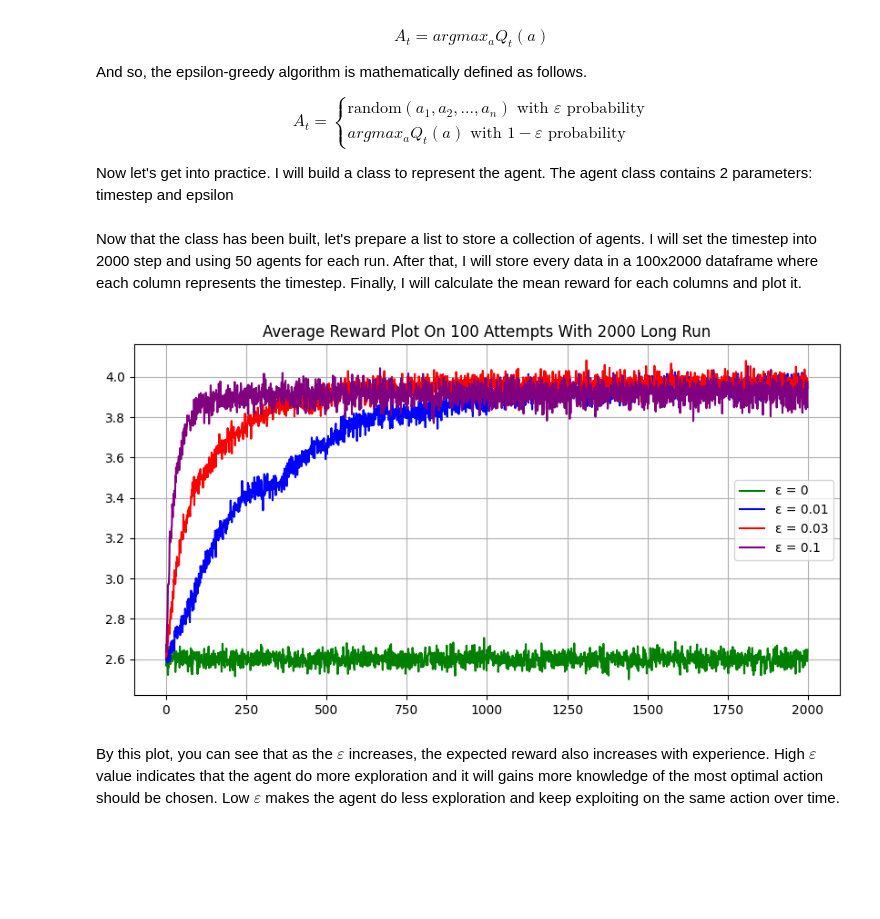
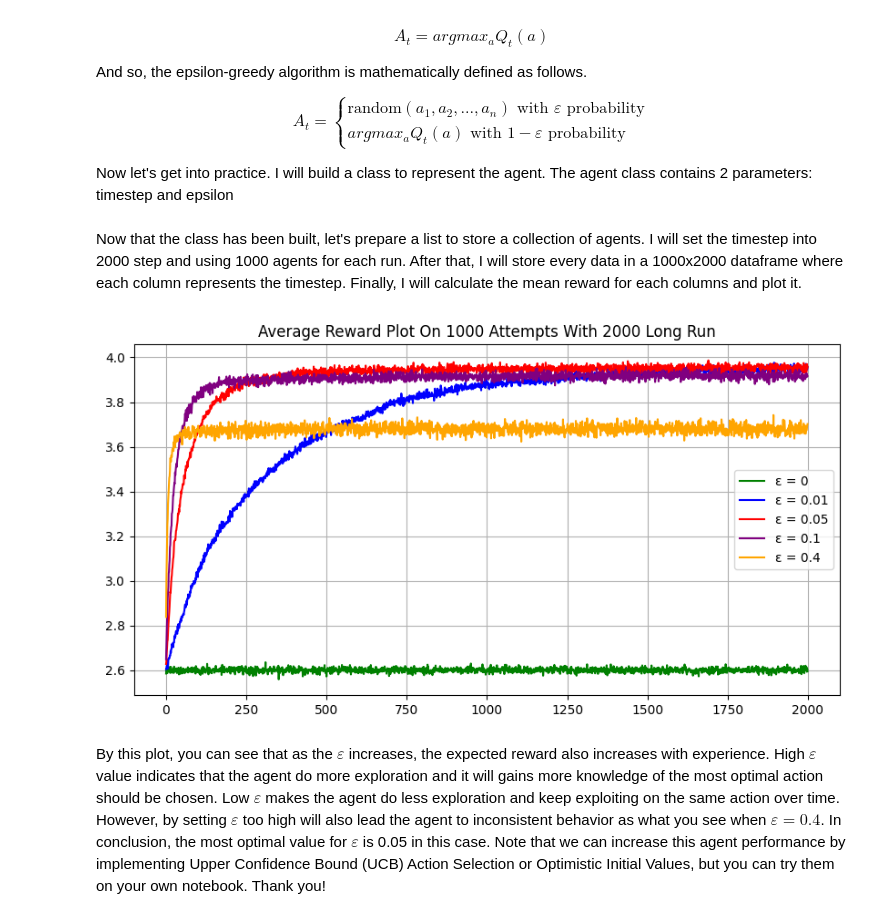
Before and after one commit to echelon2718/Data-Science-Projects, a Jupyter notebook: Multi-Armed Bandits by Kevin/av_methods.ipynb, the cells around one changed output. Cells and saved outputs as stored; diff of their text form; code cells hidden in the pictures; blank space fills up the shorter version.

```diff
--- a/Multi-Armed Bandits by Kevin/av_methods.ipynb
+++ b/Multi-Armed Bandits by Kevin/av_methods.ipynb
@@ -108,7 +108,7 @@ class Agent:
 
         return rewards_arr
 # %% [markdown]
-Now that the class has been built, let's prepare a list to store a collection of agents. I will set the timestep into 2000 step and using 50 agents for each run. After that, I will store every data in a 100x2000 dataframe where each column represents the timestep.  Finally, I will calculate the mean reward for each columns and plot it.
+Now that the class has been built, let's prepare a list to store a collection of agents. I will set the timestep into 2000 step and using 1000 agents for each run. After that, I will store every data in a 1000x2000 dataframe where each column represents the timestep. Finally, I will calculate the mean reward for each columns and plot it.
 # %%
 agents1 = []
 agents2 = []
@@ -116,10 +116,10 @@ agents3 = []
 agents4 = []
 agents5 = []
 timestep = 2000
-for i in range(100):
+for i in range(1000):
     agents1.append(Agent(timestep=timestep, epsilon=0).start())
     agents2.append(Agent(timestep=timestep, epsilon=0.01).start())
-    agents3.append(Agent(timestep=timestep, epsilon=0.03).start())
+    agents3.append(Agent(timestep=timestep, epsilon=0.05).start())
     agents4.append(Agent(timestep=timestep, epsilon=0.1).start())
     agents5.append(Agent(timestep=timestep, epsilon=0.4).start())
 # %%
@@ -143,14 +143,15 @@ for col in trials1.columns:
     trial_mean5.append(np.mean(trials5[col]))
 # %%
 plt.figure(figsize=(10, 5))
-plt.title("Average Reward Plot On 100 Attempts With 2000 Long Run")
+plt.title("Average Reward Plot On 1000 Attempts With 2000 Long Run")
 plt.plot(trial_mean1, color='green')
 plt.plot(trial_mean2, color='blue')
 plt.plot(trial_mean3, color='red')
 plt.plot(trial_mean4, color='purple')
-plt.legend(['ε = 0', 'ε = 0.01', 'ε = 0.03', 'ε = 0.1', 'ε = 0.4'])
+plt.plot(trial_mean5, color='orange')
+plt.legend(['ε = 0', 'ε = 0.01', 'ε = 0.05', 'ε = 0.1', 'ε = 0.4'])
 plt.grid()
 # %% [output]
-[figure, old version]
+[figure, new version]
 # %% [markdown]
-By this plot, you can see that as the $\varepsilon$ increases, the expected reward also increases with experience. High $\varepsilon$ value indicates that the agent do more exploration and it will gains more knowledge of the most optimal action should be chosen. Low $\varepsilon$ makes the agent do less exploration and keep exploiting on the same action over time.
+By this plot, you can see that as the $\varepsilon$ increases, the expected reward also increases with experience. High $\varepsilon$ value indicates that the agent do more exploration and it will gains more knowledge of the most optimal action should be chosen. Low $\varepsilon$ makes the agent do less exploration and keep exploiting on the same action over time. However, by setting $\varepsilon$ too high will also lead the agent to inconsistent behavior as what you see when $\varepsilon=0.4$. In conclusion, the most optimal value for $\varepsilon$ is 0.05 in this case. Note that we can increase this agent performance by implementing Upper Confidence Bound (UCB) Action Selection or Optimistic Initial Values, but you can try them on your own notebook. Thank you!
```
